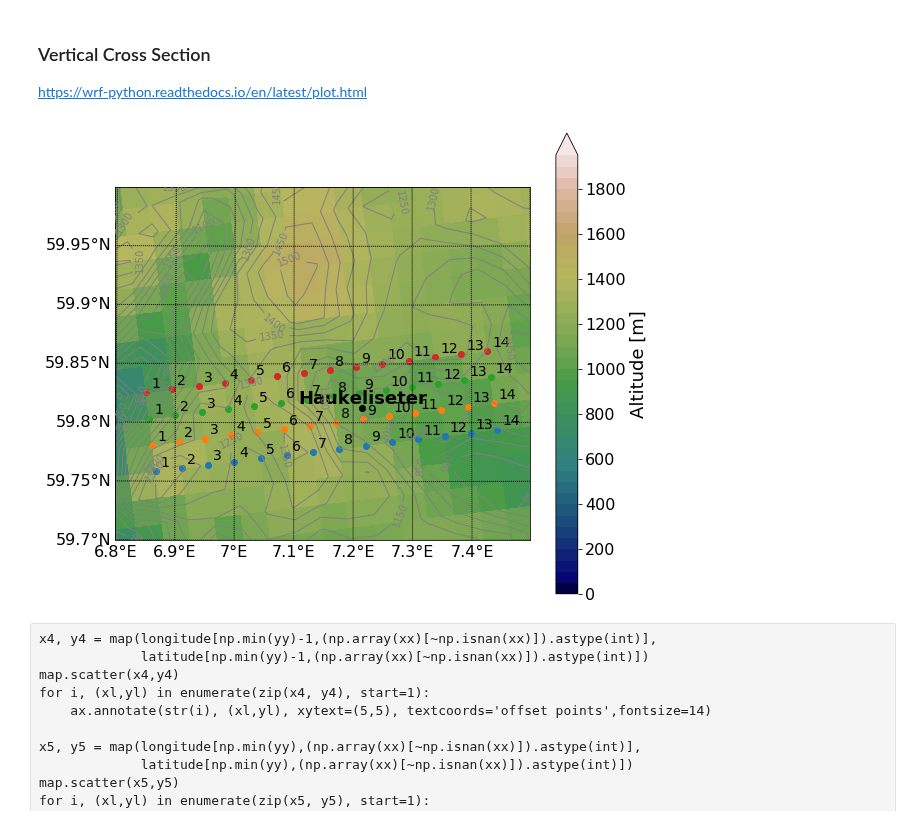
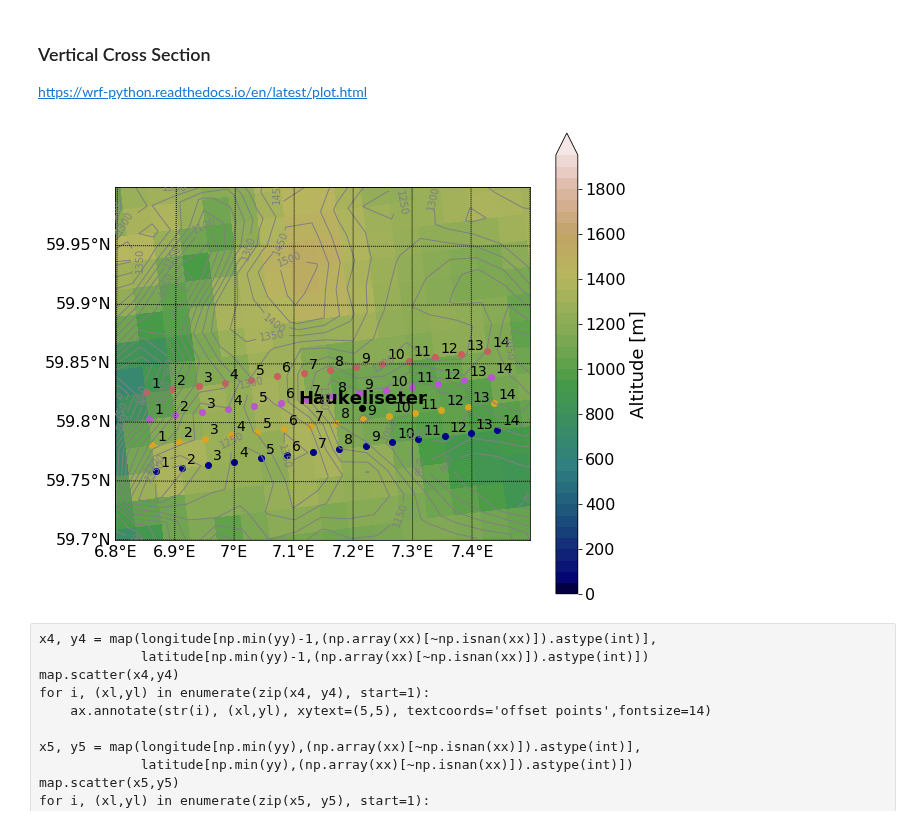
Before and after one commit to franzihe/research_Haukeli, a Jupyter notebook: MEPS/plt_vert_cross_sct.ipynb, the cells around one changed output. Cells and saved outputs as stored; diff of their text form; code cells hidden in the pictures.

```diff
--- a/MEPS/plt_vert_cross_sct.ipynb
+++ b/MEPS/plt_vert_cross_sct.ipynb
@@ -272,42 +272,42 @@ for i in range(len(namestat)):
  #   ax.annotate(str(i), (xl,yl), xytext=(5,5), textcoords='offset points',fontsize=14)
 
 
-
+###############################
 x4, y4 = map(longi[np.min(yy2)-1,(np.array(xx2)[~np.isnan(xx2)]).astype(int)],
              lati[np.min(yy2)-1,(np.array(xx2)[~np.isnan(xx2)]).astype(int)])
-map.scatter(x4,y4)
+map.scatter(x4,y4, c = 'darkblue')
 for i, (xl,yl) in enumerate(zip(x4, y4), start=1):
     ax.annotate(str(i), (xl,yl), xytext=(5,5), textcoords='offset points',fontsize=14)
-
+###############################
 x5, y5 = map(longi[np.min(yy2),(np.array(xx2)[~np.isnan(xx2)]).astype(int)],
              lati[np.min(yy2),(np.array(xx2)[~np.isnan(xx2)]).astype(int)])
-map.scatter(x5,y5)
+map.scatter(x5,y5, c = 'goldenrod')
 for i, (xl,yl) in enumerate(zip(x5, y5), start=1):
     ax.annotate(str(i), (xl,yl), xytext=(5,5), textcoords='offset points',fontsize=14)
 
-
+###############################
 x6, y6 = map(longi[np.max(yy2)-1,(np.array(xx2)[~np.isnan(xx2)]).astype(int)],
              lati[np.max(yy2)-1,(np.array(xx2)[~np.isnan(xx2)]).astype(int)])
-map.scatter(x6,y6)
+map.scatter(x6,y6, c = 'mediumorchid')
 for i, (xl,yl) in enumerate(zip(x6, y6), start=1):
     ax.annotate(str(i), (xl,yl), xytext=(5,5), textcoords='offset points',fontsize=14)
-
+###############################
 x6, y6 = map(longi[np.max(yy2),(np.array(xx2)[~np.isnan(xx2)]).astype(int)],
              lati[np.max(yy2),(np.array(xx2)[~np.isnan(xx2)]).astype(int)])
-map.scatter(x6,y6)
+map.scatter(x6,y6,c = 'indianred')
 for i, (xl,yl) in enumerate(zip(x6, y6), start=1):
     ax.annotate(str(i), (xl,yl), xytext=(5,5), textcoords='offset points',fontsize=14)
 
 if savefig == 1:
     cF.createFolder('%s/' %(figdir))
 #    fig_name = 'winter_16_17_obs_hist_dens'
     fig_name = 'cross_section'
     plt.savefig('%s/%s.%s' %(figdir, fig_name,form), format = form, bbox_inches ='tight')
     print('plot saved: %s/%s' %(figdir, fig_name))
 else:
     plt.show()
 # %% [output]
-[figure, old version]
+[figure, new version]
 # %% [raw]
 x4, y4 = map(longitude[np.min(yy)-1,(np.array(xx)[~np.isnan(xx)]).astype(int)],
              latitude[np.min(yy)-1,(np.array(xx)[~np.isnan(xx)]).astype(int)])
```
Also changed, not shown: parts of 10 cells of this notebook.
